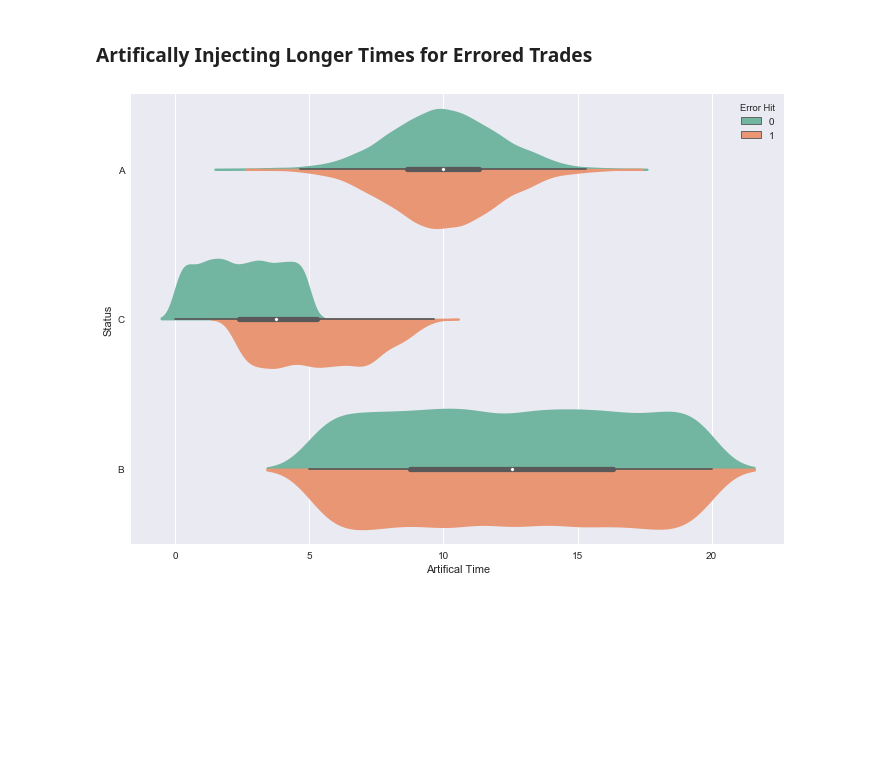
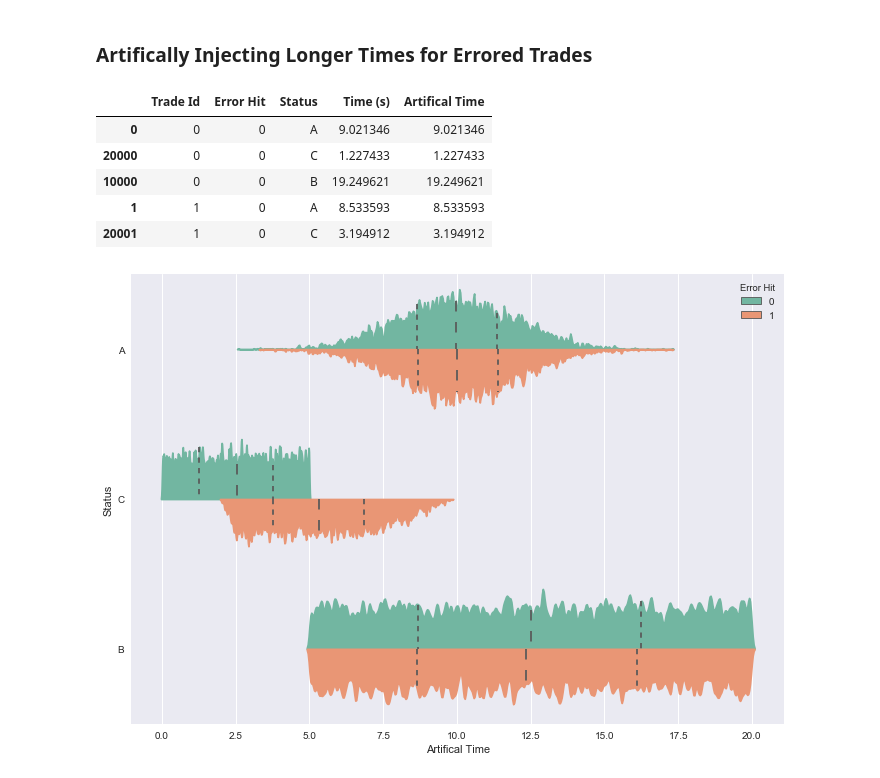
Before and after one commit to t-wallner/PlottingFun, a Jupyter notebook: TradingPlotter/Seaborn.ipynb, the cells around one changed output. Cells and saved outputs as stored; diff of their text form; code cells hidden in the pictures; blank space fills up the shorter version.

Commit message:
Messing around with violinplot args

```diff
--- a/TradingPlotter/Seaborn.ipynb
+++ b/TradingPlotter/Seaborn.ipynb
@@ -119,7 +119,17 @@ def artificially_inflate_error(row):
     return rv
 
 melted['Artifical Time'] = melted.apply(artificially_inflate_error, axis = 1)
-sns.set(rc={'figure.figsize':(11.7,8.27)})
-ax = sns.violinplot(y = "Status", x = "Artifical Time", hue="Error Hit", data=melted, palette="Set2", split=True, gridsize=500,)
+melted.head()
 # %% [output]
-[figure, removed]
+|  | Trade Id | Error Hit | Status | Time (s) | Artifical Time |
+| 0 | 0 | 0 | A | 9.021346 | 9.021346 |
+| 20000 | 0 | 0 | C | 1.227433 | 1.227433 |
+| 10000 | 0 | 0 | B | 19.249621 | 19.249621 |
+| 1 | 1 | 0 | A | 8.533593 | 8.533593 |
+| 20001 | 1 | 0 | C | 3.194912 | 3.194912 |
+# %%
+sns.set(rc={'figure.figsize':(11.7,8.27)})
+ax = sns.violinplot(y = "Status", x = "Artifical Time", hue="Error Hit", data=melted,
+                    palette="Set2", split=True, gridsize=500, scale="area", inner="quartile", bw=0.01)
+# %% [output]
+[figure, added]
```
Also changed, not shown: parts of 6 cells of this notebook.
